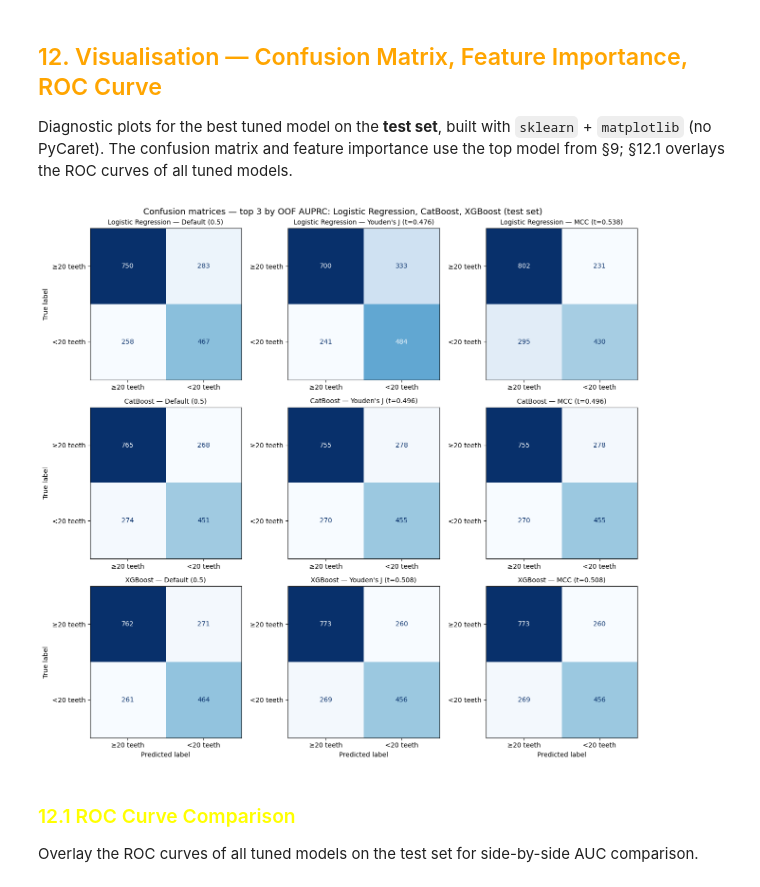
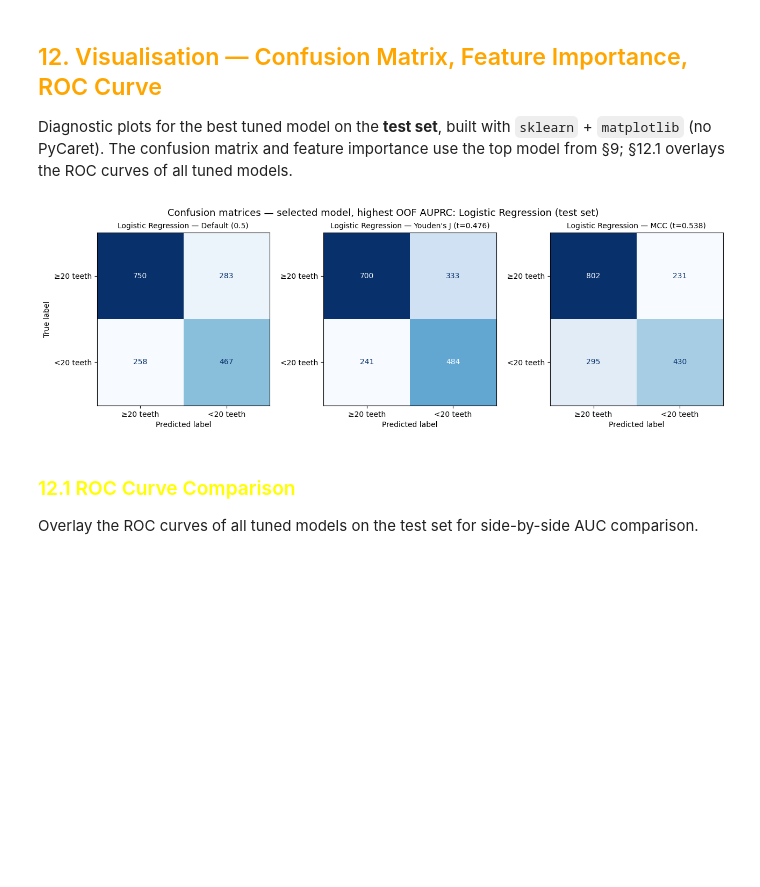
Before and after one commit to kimyonghan766/knhanes-tooth-loss-classifier, a Jupyter notebook: Main/final(65+).ipynb, the cells around one changed output. Drawn from its saved outputs; the diff is of its cells as text; code cells hidden in the pictures; blank space fills up the shorter version.

Commit message:
fixed the confusion matrice display

```diff
--- a/Main/final(65+).ipynb
+++ b/Main/final(65+).ipynb
@@ -2850,54 +2939,52 @@ def mcc_curve(y_true, proba, thresholds):
     return np.where(denom == 0, 0.0, mcc)   # sklearn returns 0 for a degenerate split
 
 
-# Top 3 by OOF AUPRC. eval_df is sorted by that column in §9, and eval_df.index[0] is
-# best_name, so the SELECTED model is always row 0 of this grid. Previously hardcoded to
-# XGBoost/LightGBM/CatBoost, which silently omitted the reported model whenever it fell
-# outside that trio -- as it does in both cohorts now that §9 ranks by OOF AUPRC rather
-# than Test AUPRC. Same idiom as the learning-curve cell's `top3_names`.
-target_models   = eval_df.index[:3].tolist()
+# Selected model only. eval_df is sorted by OOF AUPRC in §9, and eval_df.index[0] is
+# best_name, so this is the single reported model for this cohort. `[:1]` keeps the same
+# list/loop machinery that previously drove the top-3 grid -- only the grid shape and the
+# axes indexing below change (was a 3x3 grid of top 3 models x 3 thresholds, now 1x3 of
+# just the selected model x 3 thresholds).
+target_models   = eval_df.index[:1].tolist()
 col_labels      = ["Default (0.5)", "Youden's J", 'MCC']
 
-fig, axes = plt.subplots(3, 3, figsize=(13, 12))
+fig, axes = plt.subplots(1, 3, figsize=(13, 4.2))
 
 for row, name in enumerate(target_models):
     model      = fitted_models[name]
     proba_test = model.predict_proba(X_test)[:, 1]
 
     # OOF probabilities on train — threshold must not touch test set. Reuse the §9.1
     # cache instead of recomputing via cross_val_predict(model, ...): for XGBoost, `model`
     # bakes in the frozen global SCALE_POS_WEIGHT, so a fresh cross_val_predict would use
     # that same frozen value on every fold instead of the fold-local ratio
     # _xgb_oof_proba() computed in §9.1 -- the exact inconsistency §8/§9.1 avoid elsewhere.
     oof_p = oof_proba_by_model[name]
     fpr_oof, tpr_oof, thresh_oof = roc_curve(y_train, oof_p)
 
     # Youden's J threshold
     j_scores      = tpr_oof + (1 - fpr_oof) - 1
     youden_thresh = float(thresh_oof[j_scores.argmax()])
 
     # MCC threshold -- vectorised via mcc_curve() defined above in this cell
     mcc_scores  = mcc_curve(y_train, oof_p, thresh_oof)
     mcc_thresh  = float(thresh_oof[int(np.argmax(mcc_scores))])
 
     for col, (thresh, label) in enumerate(zip([0.5, youden_thresh, mcc_thresh], col_labels)):
         preds = (proba_test >= thresh).astype(int)
         cm    = confusion_matrix(y_test, preds)
         ConfusionMatrixDisplay(cm, display_labels=['≥20 teeth', '<20 teeth']).plot(
-            ax=axes[row, col], cmap='Blues', colorbar=False)
+            ax=axes[col], cmap='Blues', colorbar=False)
         t_str = '' if thresh == 0.5 else f' (t={thresh:.3f})'
-        axes[row, col].set_title(f'{name} — {label}{t_str}', fontsize=10)
+        axes[col].set_title(f'{name} — {label}{t_str}', fontsize=10)
         if col != 0:
-            axes[row, col].set_ylabel('')
-        if row != 2:
-            axes[row, col].set_xlabel('')
+            axes[col].set_ylabel('')
 
-plt.suptitle(f'Confusion matrices — top 3 by OOF AUPRC: {", ".join(target_models)} '
+plt.suptitle(f'Confusion matrices — selected model, highest OOF AUPRC: {", ".join(target_models)} '
              f'(test set)', fontsize=13)
 plt.tight_layout()
 plt.show()
 # %% [output]
-[figure, old version]
+[figure, new version]
 # %% [markdown]
 <h3 style="color:yellow";> 12.1 ROC Curve Comparison </h3>
 
```
Also changed, not shown: parts of 7 cells of this notebook, 1 other file.
